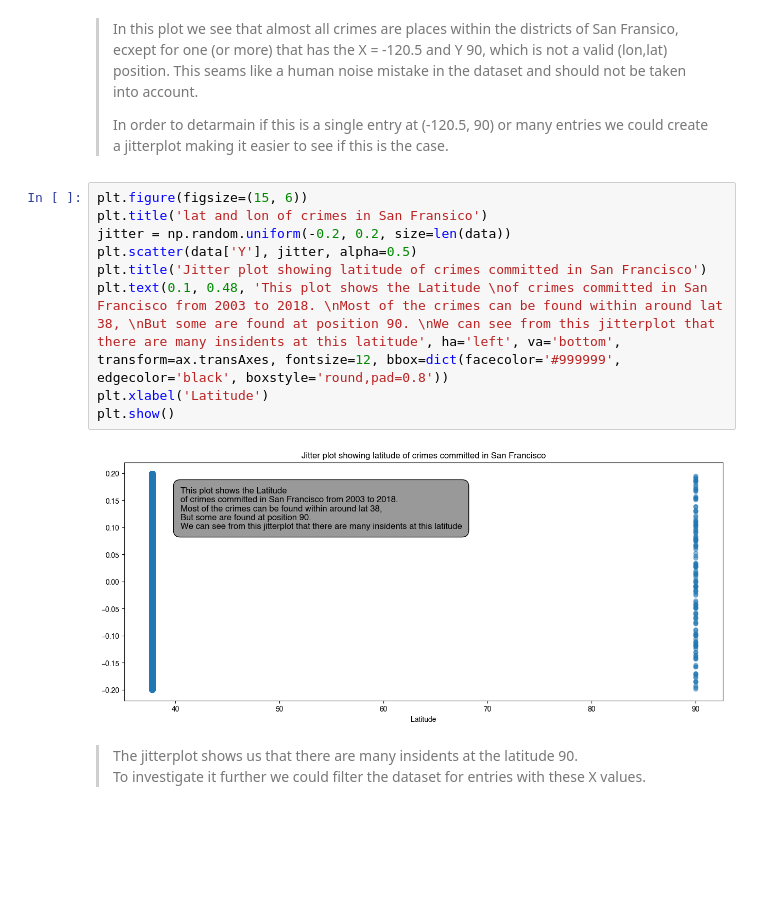
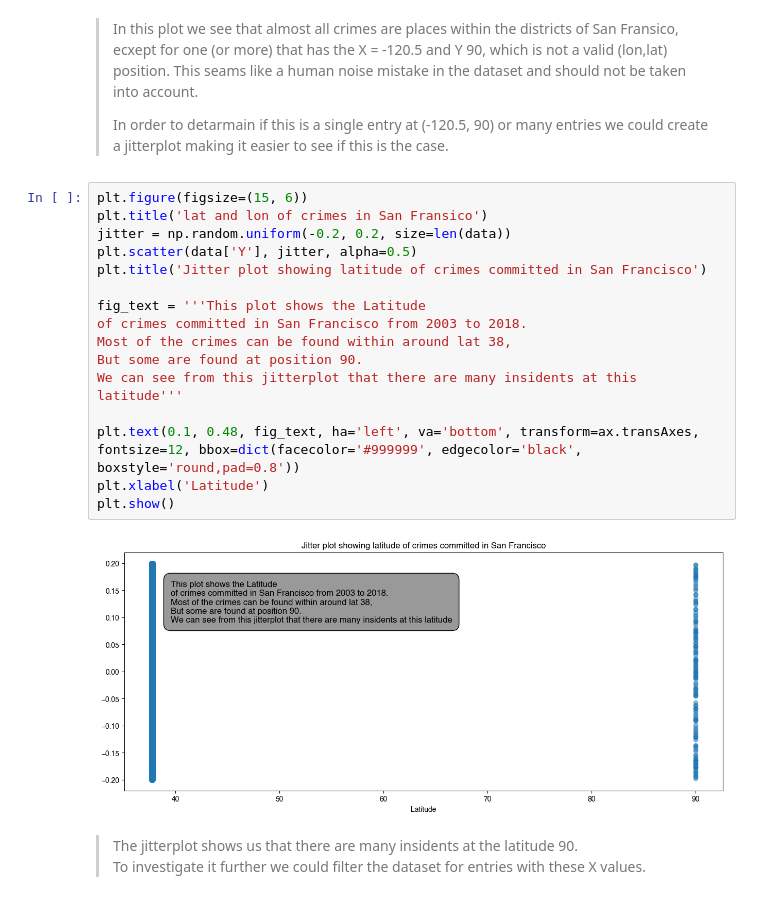
Before and after one commit to clbokea/socialdata2024, a Jupyter notebook: exercises/Assignment1/assignment1.ipynb, the cells around one changed output. Drawn from its saved outputs; the diff is of its cells as text; blank space fills up the shorter version.

```diff
--- a/exercises/Assignment1/assignment1.ipynb
+++ b/exercises/Assignment1/assignment1.ipynb
@@ -461,14 +469,21 @@ plt.show()
 # %%
 plt.figure(figsize=(15, 6))
 plt.title('lat and lon of crimes in San Fransico')
 jitter = np.random.uniform(-0.2, 0.2, size=len(data))
 plt.scatter(data['Y'], jitter, alpha=0.5)
 plt.title('Jitter plot showing latitude of crimes committed in San Francisco')
-plt.text(0.1, 0.48, 'This plot shows the Latitude \nof crimes committed in San Francisco from 2003 to 2018. \nMost of the crimes can be found within around lat 38, \nBut some are found at position 90. \nWe can see from this jitterplot that there are many insidents at this latitude', ha='left', va='bottom', transform=ax.transAxes, fontsize=12, bbox=dict(facecolor='#999999', edgecolor='black', boxstyle='round,pad=0.8'))
+
+fig_text = '''This plot shows the Latitude
+of crimes committed in San Francisco from 2003 to 2018.
+Most of the crimes can be found within around lat 38,
+But some are found at position 90.
+We can see from this jitterplot that there are many insidents at this latitude'''
+
+plt.text(0.1, 0.48, fig_text, ha='left', va='bottom', transform=ax.transAxes, fontsize=12, bbox=dict(facecolor='#999999', edgecolor='black', boxstyle='round,pad=0.8'))
 plt.xlabel('Latitude')
 plt.show()
 # %% [output]
-[figure, old version]
+[figure, new version]
 # %% [markdown]
 > The jitterplot shows us that there are many insidents at the latitude 90.
 > To investigate it further we could filter the dataset for entries with these X values.
```
Also changed, not shown: parts of 1 cell of this notebook.
